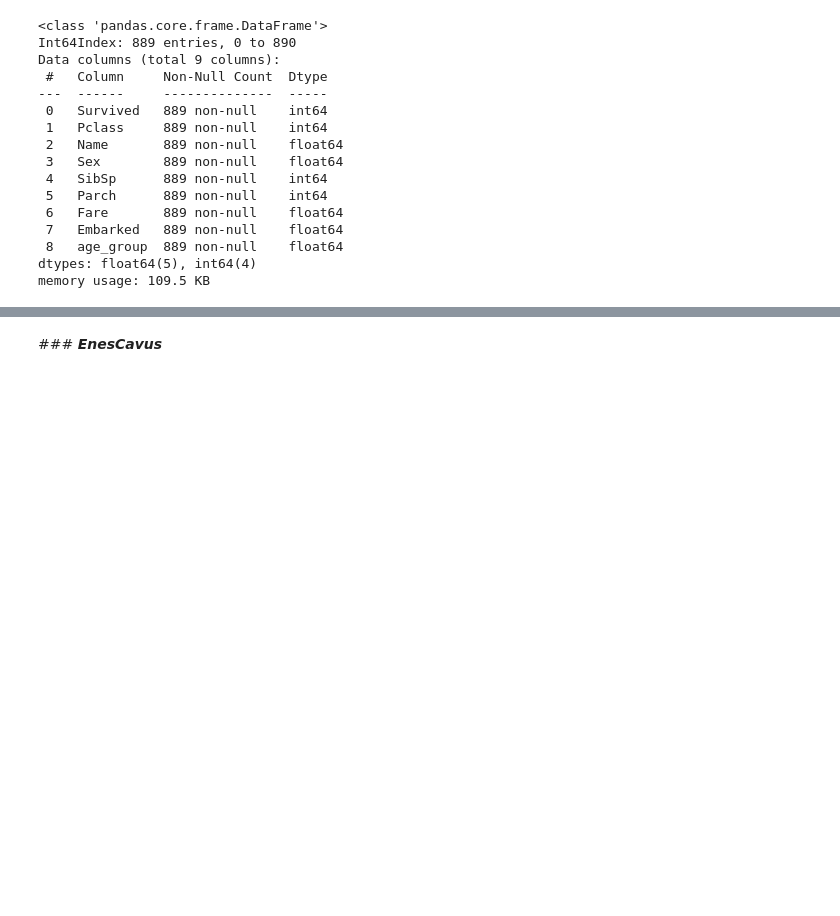
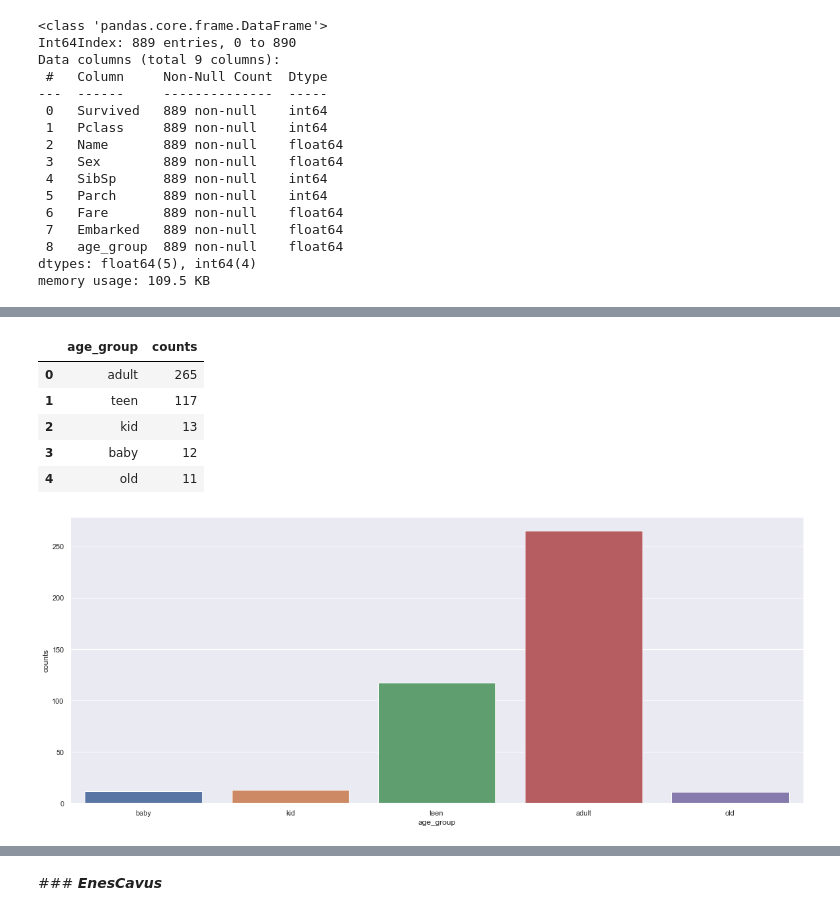
Before and after one commit to enescavus/Data-Science-Projects, a Jupyter notebook: Titanic/titanic_data_analysis.ipynb, the cells around one changed output, grey strips where cells are left out. Cells and saved outputs as stored; diff of their text form; code cells hidden in the pictures; blank space fills up the shorter version.

```diff
--- a/Titanic/titanic_data_analysis.ipynb
+++ b/Titanic/titanic_data_analysis.ipynb
@@ -534,0 +619,6 @@ memory usage: 109.5 KB
+# %%
+bins = [0, 5, 12, 25, 60, 80]
+labels = ['baby','kid','teen','adult','old']
+test['age_group'] = pd.cut(test['Age'], bins=bins, labels=labels)
+test['age_group'] = test['age_group'].fillna('adult')
+test
@@ -534,0 +639,12 @@ memory usage: 109.5 KB
+# %%
+group = test['age_group'].value_counts().rename_axis('age_group').reset_index(name='counts')
+ax = sns.barplot(x=group['age_group'], y = group['counts'])
+group
+# %% [output]
+|  | age_group | counts |
+| 0 | adult | 265 |
+| 1 | teen | 117 |
+| 2 | kid | 13 |
+| 3 | baby | 12 |
+| 4 | old | 11 |
+[figure, added]
```
Also changed, not shown: parts of 47 cells of this notebook.
